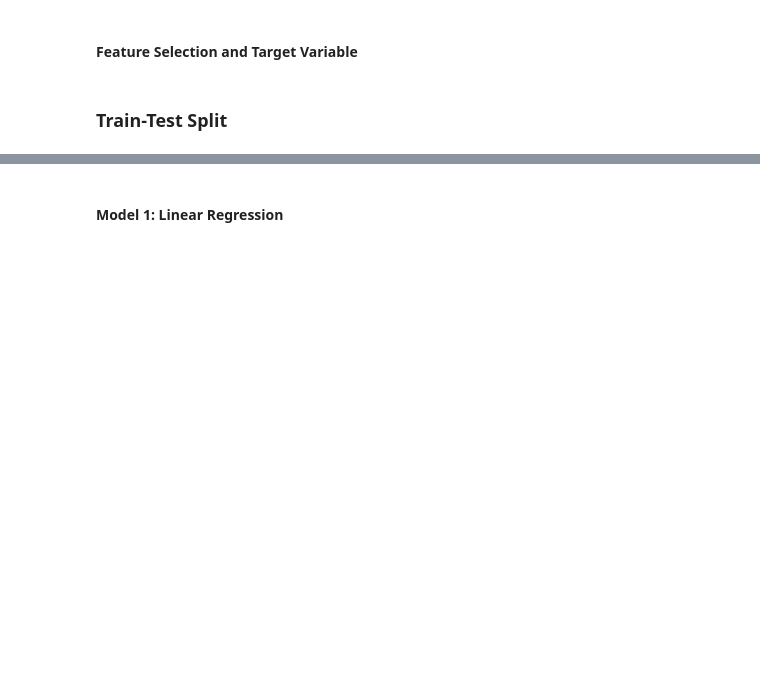
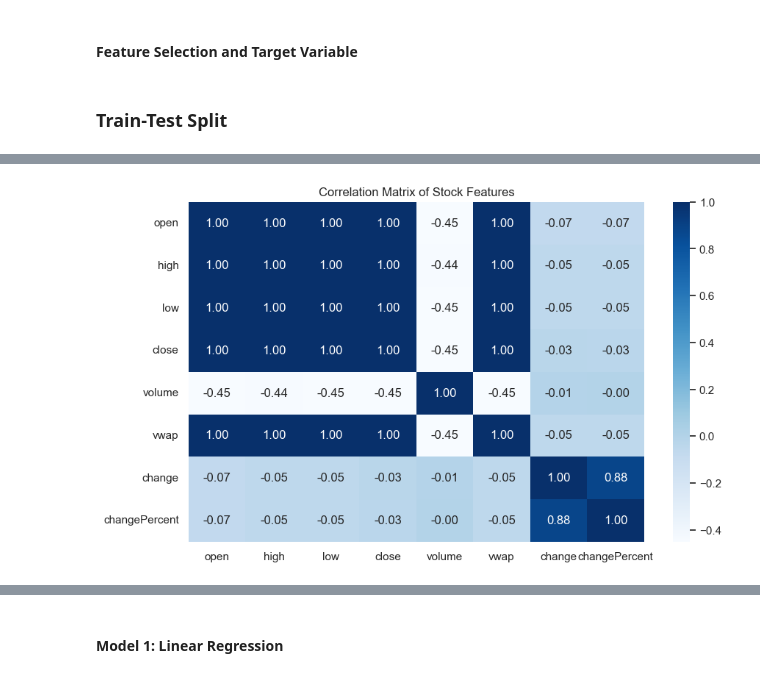
Before and after one commit to dida012/StockpriceGroup9, a Jupyter notebook: Model.ipynb, the cells around one changed output, grey strips where cells are left out. Cells and saved outputs as stored; diff of their text form; code cells hidden in the pictures; blank space fills up the shorter version.

```diff
--- a/Model.ipynb
+++ b/Model.ipynb
@@ -69,0 +209,17 @@ X_train, X_test, y_train, y_test = train_test_split(
+# %%
+
+plt.figure(figsize=(10,6))
+
+corr = df[['open', 'high', 'low', 'close', 'volume', 'vwap', 'change', 'changePercent']].corr()
+
+sns.heatmap(
+    corr,
+    annot=True,
+    cmap="Blues",   # Blue–White color scale
+    fmt=".2f"
+)
+
+plt.title("Correlation Matrix of Stock Features")
+plt.show()
+# %% [output]
+[figure, added]
```
Also changed, not shown: parts of 38 cells of this notebook, 3 other files.
